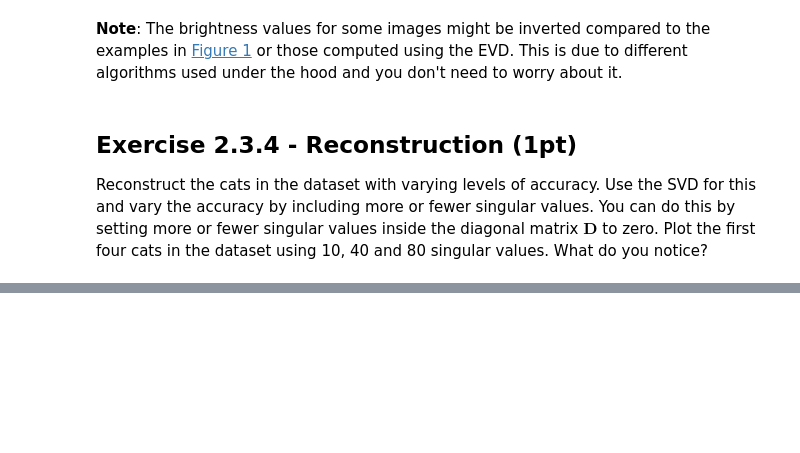
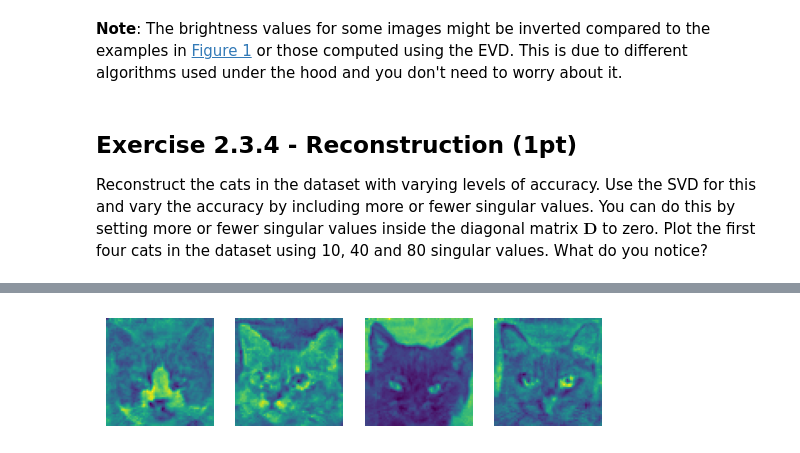
Before and after one commit to mahsaama/NeuralNetworks, a Jupyter notebook: Assignment2/2.3/eigencats.ipynb, the cells around one changed output, grey strips where cells are left out. Cells and saved outputs as stored; diff of their text form; code cells hidden in the pictures; blank space fills up the shorter version.

```diff
--- a/Assignment2/2.3/eigencats.ipynb
+++ b/Assignment2/2.3/eigencats.ipynb
@@ -97,0 +142,9 @@ def reconstruct(cats: np.ndarray, num_singular_values: int) -> np.ndarray:
+# %%
+reconstruced_cats = reconstruct(zero_mean_cats, 40)
+cats_svd = np.zeros((10, 64, 64))
+for i in range(10):
+    eigencat = reconstruced_cats[i, :].reshape(64, 64)
+    cats_svd[i] = eigencat
+plot_cats(cats_svd, 4)
+# %% [output]
+[figure, added]
```
Also changed, not shown: parts of 13 cells of this notebook.
